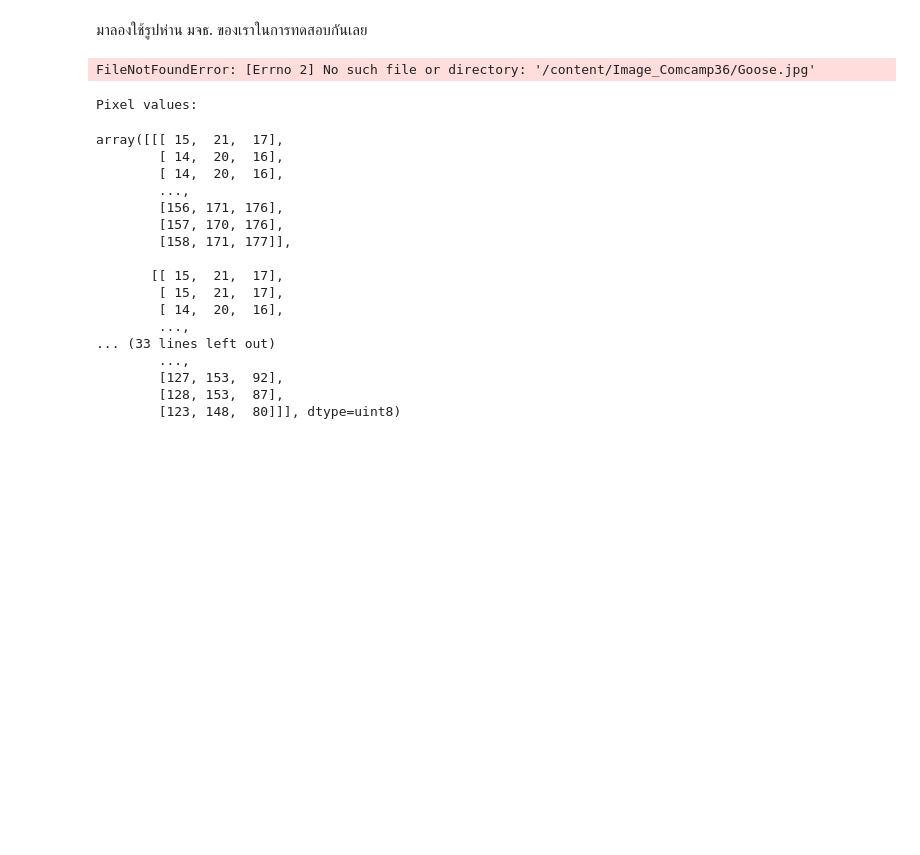
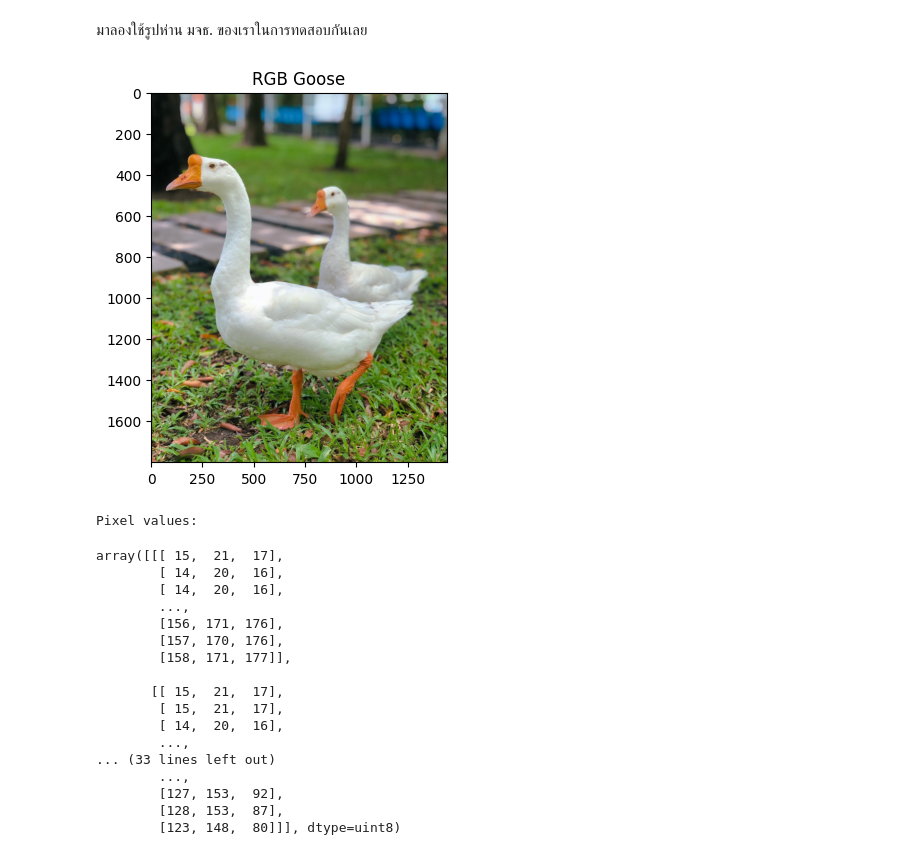
Before and after one commit to microhum/Comcamp36_Data_Science_Resources, a Jupyter notebook: COMCAMP36_Image_Processing.ipynb, the cells around one changed output. Cells and saved outputs as stored; diff of their text form; code cells hidden in the pictures; blank space fills up the shorter version.

```diff
--- a/COMCAMP36_Image_Processing.ipynb
+++ b/COMCAMP36_Image_Processing.ipynb
@@ -20,19 +20,19 @@ To: /content/Image_Comcamp36.zip
 # %%
 import numpy as np
 import matplotlib.pyplot as plt
 from PIL import Image
 
-data_path = "/content/Image_Comcamp36"
+data_path = "/content/Image_Comcamp38"
 
 # เปิดไฟล์รูปของห่านด้วย Pillow
 image = Image.open(f"{data_path}/Goose.jpg")
 image_array = np.array(image)
 
 plt.imshow(image_array)
 plt.title("RGB Goose")
 plt.show()
 # %% [output]
-FileNotFoundError: [Errno 2] No such file or directory: '/content/Image_Comcamp36/Goose.jpg'
+[figure, added]
 # %%
 print("Pixel values:\n")
 image_array
```
Also changed, not shown: parts of 13 cells of this notebook.
